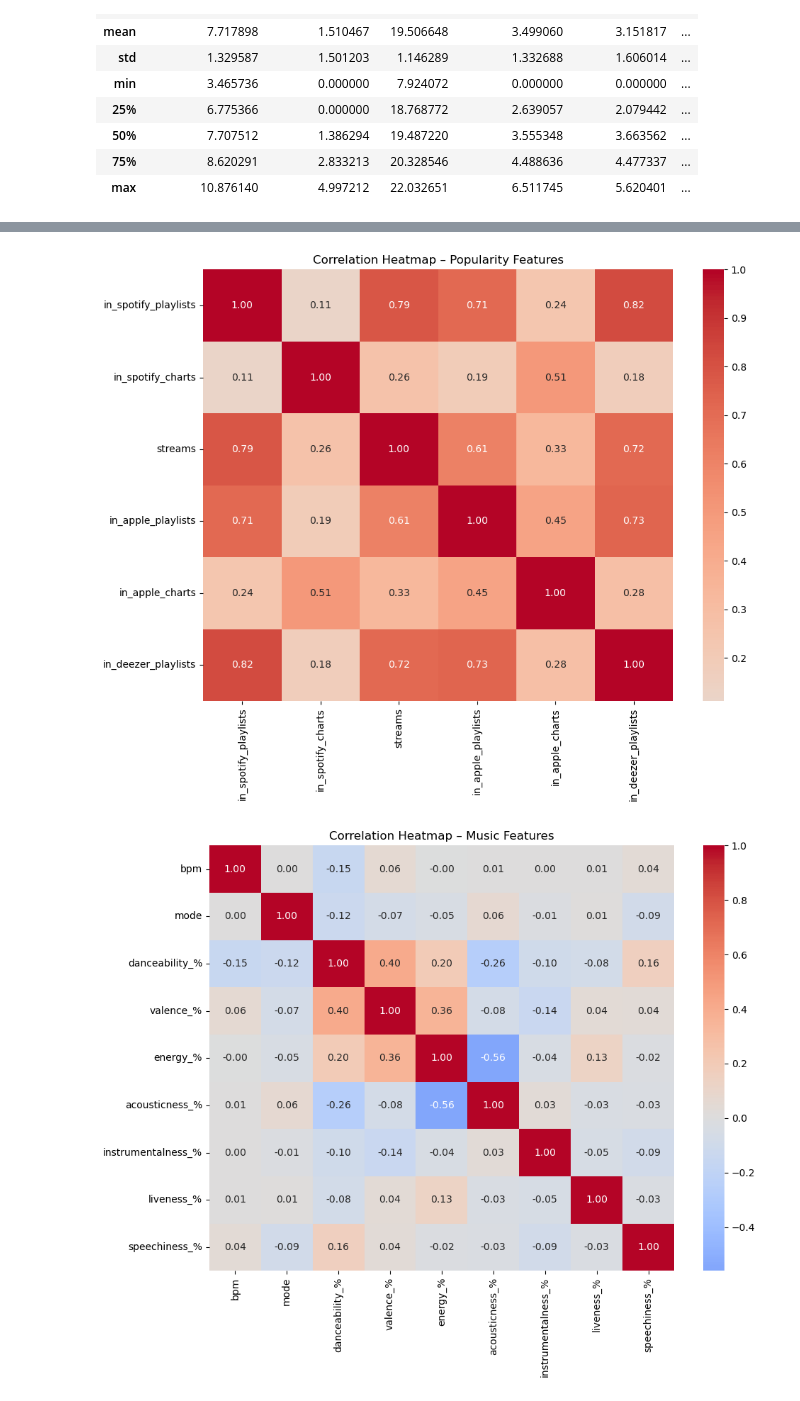
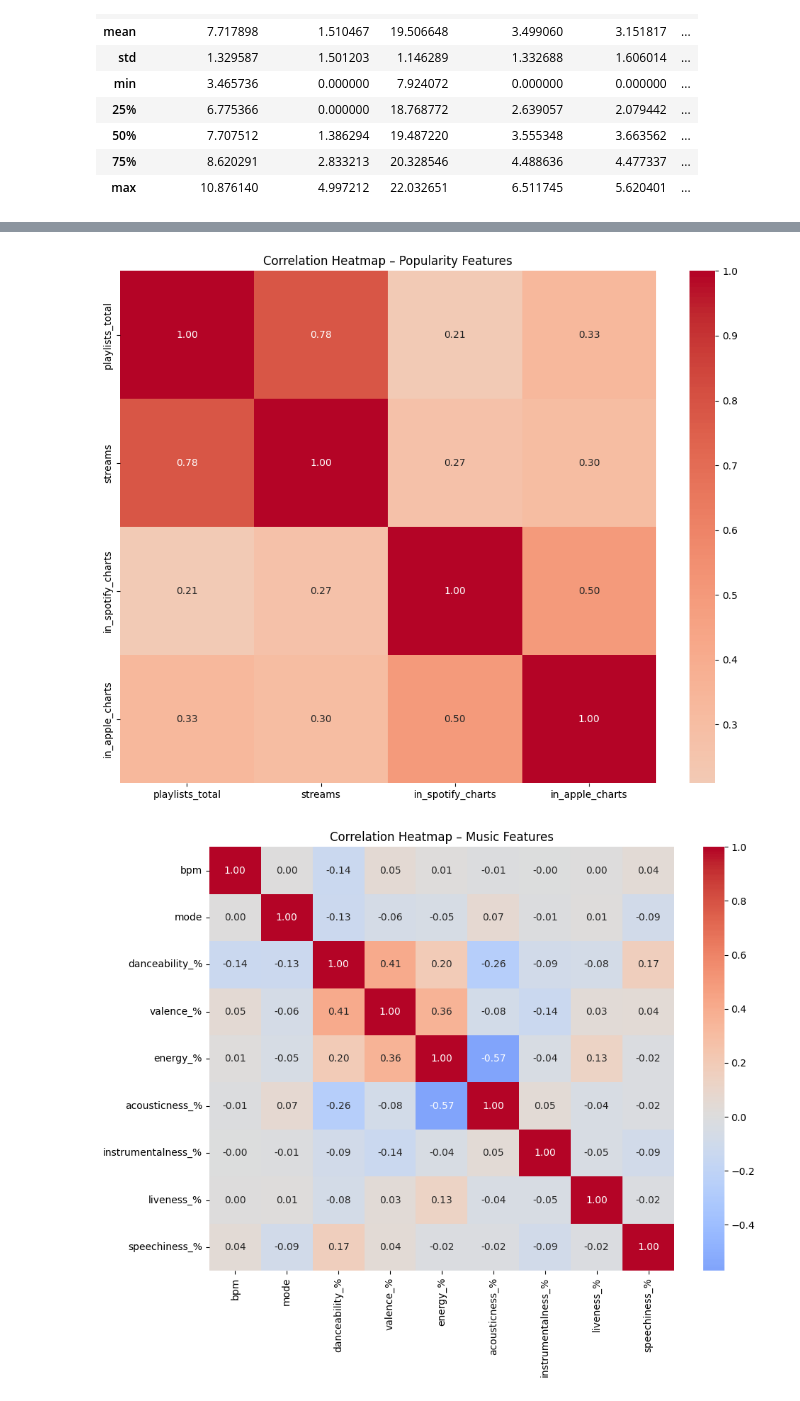
Before and after one commit to ishamkhan23/spotify-hit-prediction, a Jupyter notebook: DatascienceNotebook.ipynb, the cells around one changed output, grey strips where cells are left out. Saved outputs shown, nothing was run; the diff lists cells and outputs as text; code cells hidden in the pictures.

```diff
--- a/DatascienceNotebook.ipynb
+++ b/DatascienceNotebook.ipynb
@@ -33,7 +28,10 @@ import matplotlib.pyplot as plt
 import seaborn as sns
 %matplotlib inline
 # %%
-df = pd.read_csv(f"{path}\spotify-2023.csv",encoding='latin-1')
+import os
+df = pd.read_csv(os.path.join(path, "spotify-2023.csv"), encoding='latin-1')
+
+
 
 
 df.head()
@@ -241,3 +239,23 @@ df[cols_to_log].describe()
 # %%
 # drop 'in_deezer_charts' due to significant outliers even after log transformation
 df.drop('in_deezer_charts', axis=1, inplace=True)
+# %%
+# Combine Spotify, Apple, and Deezer playlist counts into one total feature
+df['playlists_total'] = (
+    df['in_spotify_playlists'] +
+    df['in_apple_playlists'] +
+    df['in_deezer_playlists']
+)
+
+# OPTIONAL: If your originals were log-transformed, apply log here too
+# df['playlists_total'] = np.log1p(df['playlists_total'])
+
+# Drop the original three playlist columns to reduce dimensionality
+df.drop(columns=[
+    'in_spotify_playlists',
+    'in_apple_playlists',
+    'in_deezer_playlists'
+], inplace=True)
+
+# Confirm column count dropped from 45 → 44
+print("Number of columns after merge:", df.shape[1])
@@ -268,6 +290,7 @@ print(count_outliers_iqr(df,logcol))
 # %%
 
-for i, col in enumerate(['in_spotify_playlists','streams', 'in_deezer_playlists']):
+for i, col in enumerate(['playlists_total', 'streams']):
+
     df = df[(df[f'{col}'] - df[f'{col}'].mean()).abs() <= 2 * df[f'{col}'].std()]
 # %%
 print(count_outliers_iqr(df,logcol))
@@ -276,30 +299,31 @@ print(count_outliers_iqr(df,logcol))
 # %%
 # heatmaps to show correlations
 music_features = df[['bpm', 'mode', 'danceability_%', 'valence_%',
                      'energy_%', 'acousticness_%', 'instrumentalness_%',
                      'liveness_%', 'speechiness_%']]
 
-popularity = df[logcol]  # assuming logcol is a list of your popularity-based features
+popularity = df[['playlists_total', 'streams', 'in_spotify_charts', 'in_apple_charts']]
+
 
 # Correlation matrices
 corr1 = popularity.corr()
 corr2 = music_features.corr()
 
 # First heatmap
 plt.figure(figsize=(10, 8))
 sns.heatmap(corr1, annot=True, fmt=".2f", cmap='coolwarm', center=0)
 plt.title("Correlation Heatmap – Popularity Features")
 plt.tight_layout()
 plt.show()
 
 # Second heatmap
 plt.figure(figsize=(10, 8))
 sns.heatmap(corr2, annot=True, fmt=".2f", cmap='coolwarm', center=0)
 plt.title("Correlation Heatmap – Music Features")
 plt.tight_layout()
 plt.show()
 # %% [output]
-[figure, old version]
+[figure, new version]
 [figure]
 # %%
 #insert comments about heatmaps: how playlists and chart position arent too correlated, deezer bridges the gap;
```
Also changed, not shown: parts of 20 cells of this notebook.
